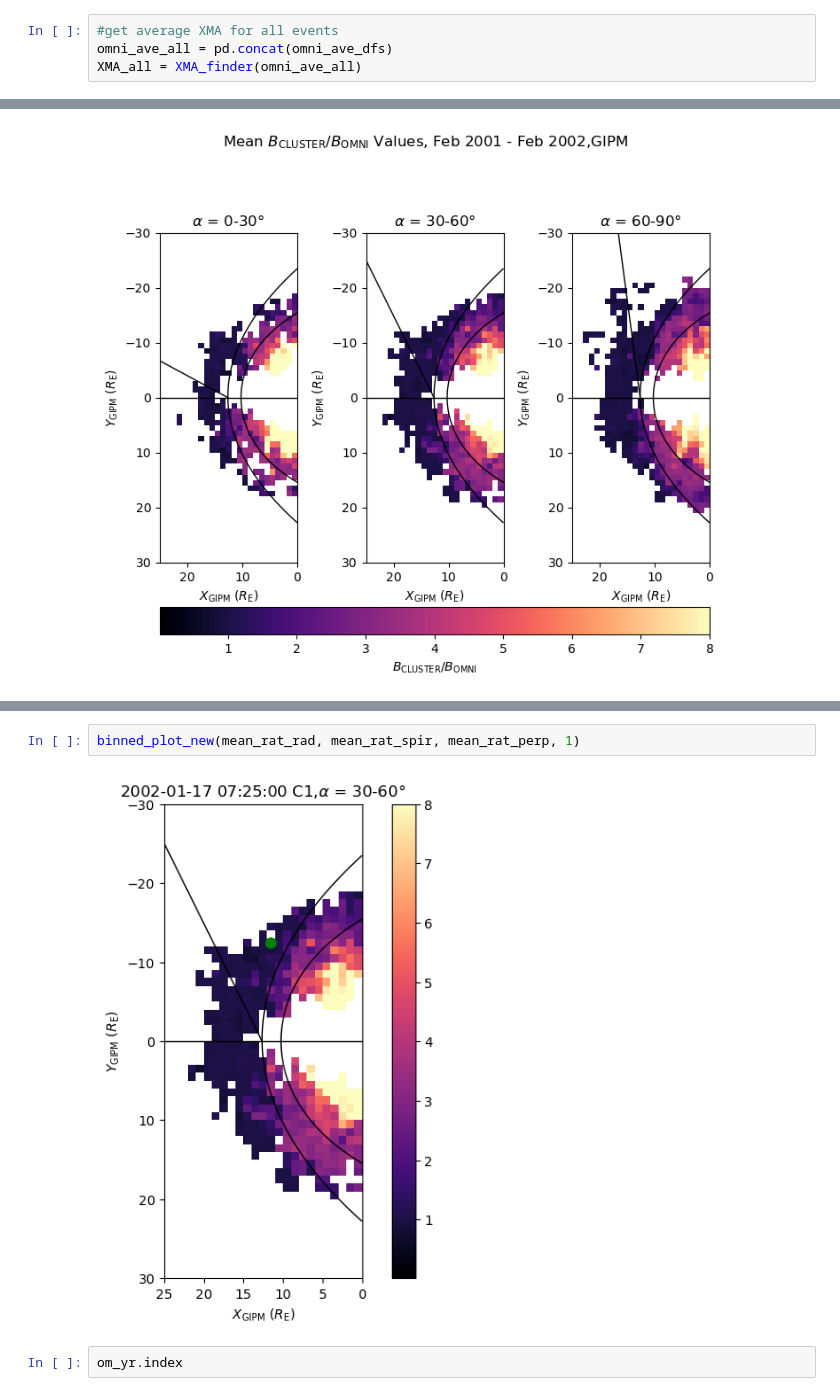
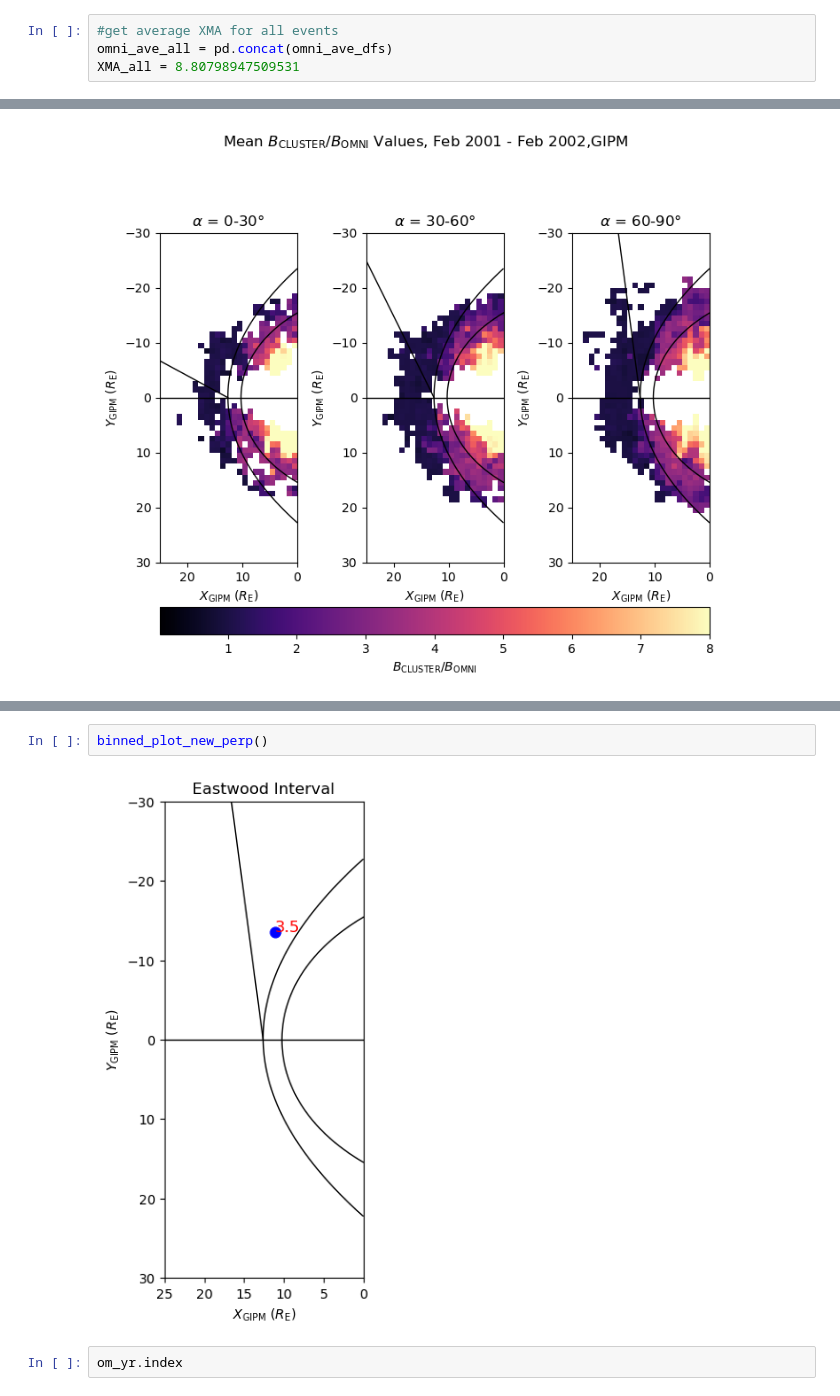
Before and after one commit to solarwindstream/gipm-mapping, a Jupyter notebook: Binning_Script.ipynb, the cells around one changed output, grey strips where cells are left out. Saved outputs shown, nothing was run; the diff lists cells and outputs as text.

```diff
--- a/Binning_Script.ipynb
+++ b/Binning_Script.ipynb
@@ -111,7 +111,7 @@ for file in omni_ave_list:
 # %%
 #get average XMA for all events
 omni_ave_all = pd.concat(omni_ave_dfs)
-XMA_all = XMA_finder(omni_ave_all)
+XMA_all = 8.80798947509531
 # %%
 #join all cl_rad, cl_spir and cl_perp
 
@@ -538,7 +655,7 @@ def binned_plot_new(rad_list, spir_list, perp_list, bin_size):
 # %%
-binned_plot_new(mean_rat_rad, mean_rat_spir, mean_rat_perp, 1)
+binned_plot_new_perp()
 # %% [output]
-[figure, old version]
+[figure, new version]
 # %%
 om_yr.index
 # %% [output]
```
Also changed, not shown: parts of 3 cells of this notebook, 3 other files.
